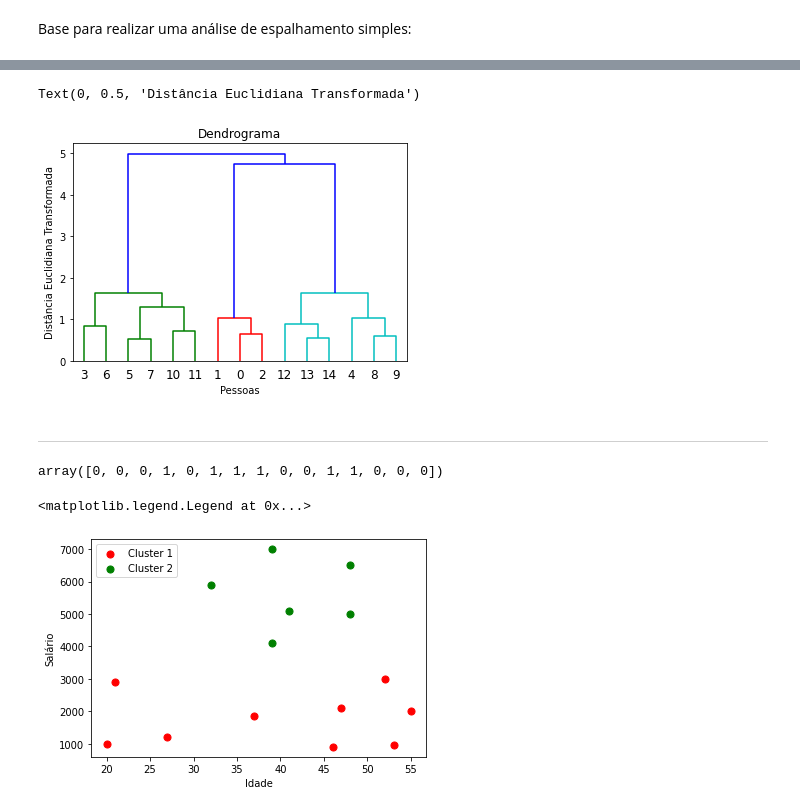
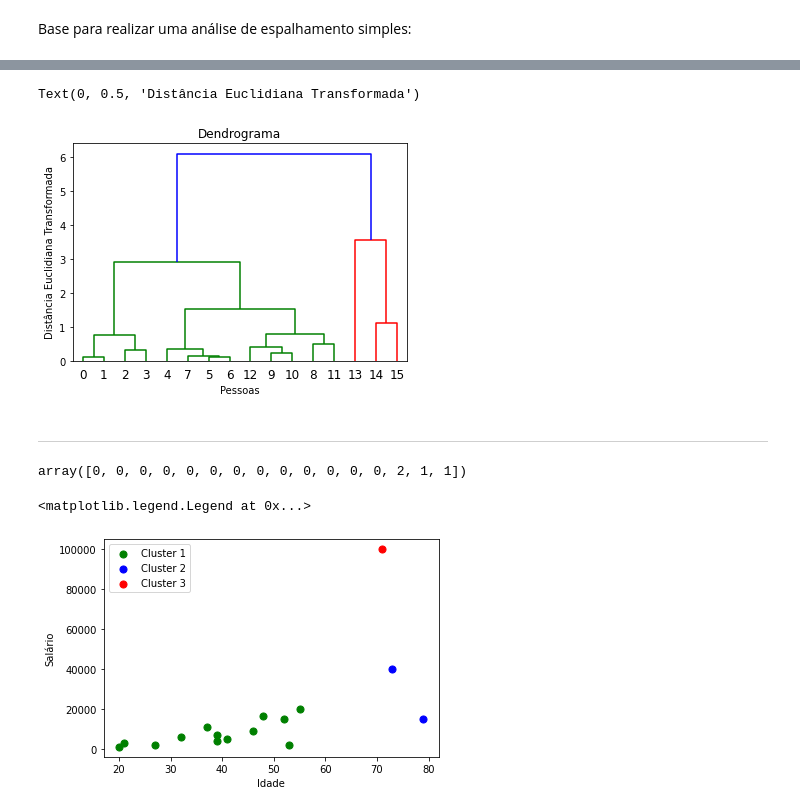
Before and after one commit to ComputerScienceMaster/Cursos, a Jupyter notebook: clustering/hierarchicalCluster.ipynb, the cells around one changed output, grey strips where cells are left out. Cells and saved outputs as stored; diff of their text form; code cells hidden in the pictures.

```diff
--- a/clustering/hierarchicalCluster.ipynb
+++ b/clustering/hierarchicalCluster.ipynb
@@ -41,0 +24,13 @@ array([[  20, 1000],
+# %%
+file = 'base.csv'
+proc=subprocess.Popen('ls ' + file, shell=True, stdout=subprocess.PIPE, )
+output=proc.communicate()[0]
+if not output:
+  uploaded = files.upload()
+  for fn in uploaded.keys():
+    print('User uploaded file "{name}" with length {length} bytes'.format(
+        name=fn, length=len(uploaded[fn])))
+
+df = pd.read_csv(file, encoding='latin-1', sep=',',header=None)
+df
+df.describe()
@@ -41,0 +47,4 @@ array([[  20, 1000],
+# %%
+print('\tidade','$')
+base = df.values
+base
@@ -93,27 +139,27 @@ plt.xlabel('Pessoas')
 plt.ylabel('Distância Euclidiana ''Transformada''')
 # %% [output]
 Text(0, 0.5, 'Distância Euclidiana Transformada')
-[figure, old version]
+[figure, new version]
 # %% [markdown]
 
 
 ---
 # %%
-# hc = AgglomerativeClustering(n_clusters = 3, linkage = 'ward')
-hc = AgglomerativeClustering(n_clusters = 2, linkage = 'ward')
+hc = AgglomerativeClustering(n_clusters = 3, linkage = 'ward')
+# hc = AgglomerativeClustering(n_clusters = 2, linkage = 'ward')
 previsoes = hc.fit_predict(transform)
 previsoes
 # %% [output]
-array([0, 0, 0, 1, 0, 1, 1, 1, 0, 0, 1, 1, 0, 0, 0])
+array([0, 0, 0, 0, 0, 0, 0, 0, 0, 0, 0, 0, 0, 2, 1, 1])
 # %%
-# plt.scatter(base[previsoes == 0, 0], base[previsoes == 0, 1], s = 50, c = 'green', label = 'Cluster 1')
-# plt.scatter(base[previsoes == 1, 0], base[previsoes == 1, 1], s = 50, c = 'blue', label = 'Cluster 2')
-# plt.scatter(base[previsoes == 2, 0], base[previsoes == 2, 1], s = 50, c = 'red', label = 'Cluster 3')
-plt.scatter(base[previsoes == 0, 0], base[previsoes == 0, 1], s = 50, c = 'red', label = 'Cluster 1')
-plt.scatter(base[previsoes == 1, 0], base[previsoes == 1, 1], s = 50, c = 'green', label = 'Cluster 2')
+plt.scatter(base[previsoes == 0, 0], base[previsoes == 0, 1], s = 50, c = 'green', label = 'Cluster 1')
+plt.scatter(base[previsoes == 1, 0], base[previsoes == 1, 1], s = 50, c = 'blue', label = 'Cluster 2')
+plt.scatter(base[previsoes == 2, 0], base[previsoes == 2, 1], s = 50, c = 'red', label = 'Cluster 3')
+# plt.scatter(base[previsoes == 0, 0], base[previsoes == 0, 1], s = 50, c = 'red', label = 'Cluster 1')
+# plt.scatter(base[previsoes == 1, 0], base[previsoes == 1, 1], s = 50, c = 'green', label = 'Cluster 2')
 plt.xlabel('Idade')
 plt.ylabel('Salário')
 plt.legend()
 # %% [output]
 <matplotlib.legend.Legend at 0x...>
-[figure, old version]
+[figure, new version]
```
Also changed, not shown: parts of 9 cells of this notebook.
